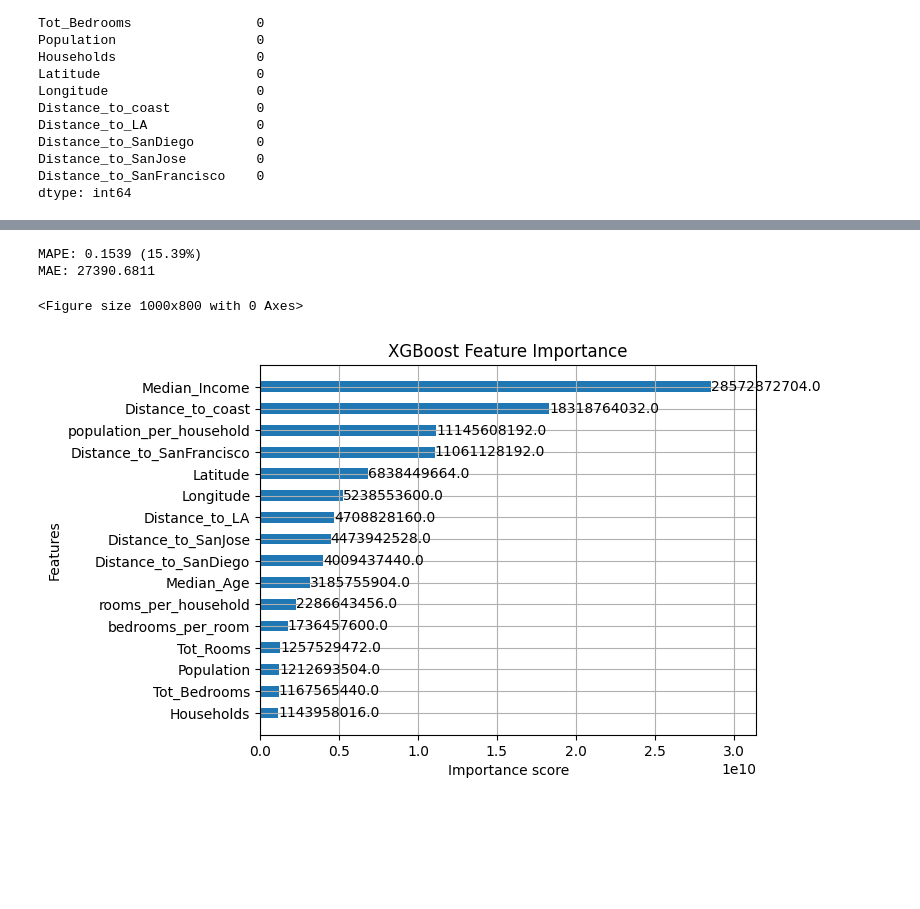
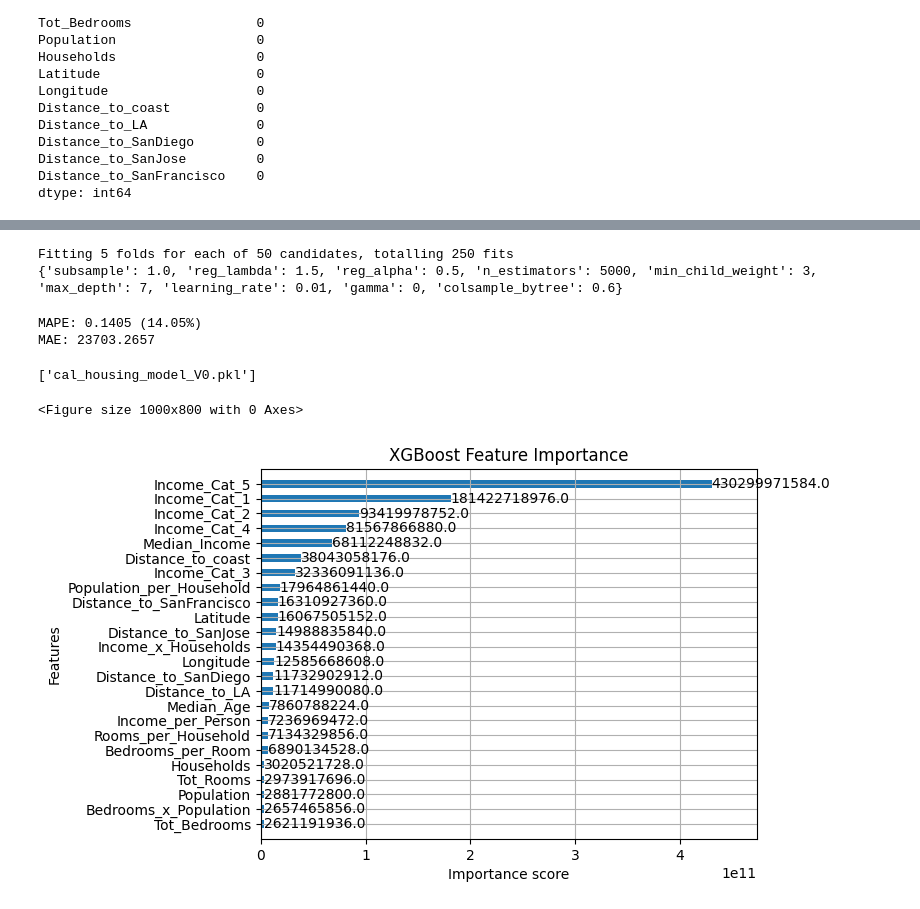
Before and after one commit to ahammadshawki8/ML-Projects, a Jupyter notebook: CALIFORNIA HOUSING/solve.ipynb, the cells around one changed output, grey strips where cells are left out. Saved outputs shown, nothing was run; the diff lists cells and outputs as text; code cells hidden in the pictures; blank space fills up the shorter version.

```diff
--- a/CALIFORNIA HOUSING/solve.ipynb
+++ b/CALIFORNIA HOUSING/solve.ipynb
@@ -93,23 +306,72 @@ XGBRegressor(base_score=None, booster=None, callbacks=None,
+# %%
+# Define parameter grid for RandomizedSearchCV
+param_grid = {
+    'n_estimators': [100, 500, 1000, 5000],
+    'learning_rate': [0.01, 0.05, 0.1, 0.2],
+    'max_depth': [3, 5, 7, 9],
+    'min_child_weight': [1, 3, 5],
+    'subsample': [0.6, 0.8, 1.0],
+    'colsample_bytree': [0.6, 0.8, 1.0],
+    'gamma': [0, 0.2, 0.4, 0.6],
+    'reg_alpha': [0, 0.1, 0.5],
+    'reg_lambda': [1, 1.5, 2]
+}
+
+# Perform randomized search
+random_search = RandomizedSearchCV(
+    estimator=model,
+    param_distributions=param_grid,
+    n_iter=50,
+    scoring='neg_mean_squared_error',
+    cv=5,
+    verbose=2,
+    random_state=42,
+    n_jobs=-1
+)
+
+random_search.fit(X_train_transformed, y_train)
+print(random_search.best_params_)
+# %% [output]
+Fitting 5 folds for each of 50 candidates, totalling 250 fits
+{'subsample': 1.0, 'reg_lambda': 1.5, 'reg_alpha': 0.5, 'n_estimators': 5000, 'min_child_weight': 3, 'max_depth': 7, 'learning_rate': 0.01, 'gamma': 0, 'colsample_bytree': 0.6}
 # %%
-# 7. Make predictions on the test set
-y_pred = model.predict(X_test)
+# Predict on the test set using the best estimator
+y_pred = random_search.predict(X_test_transformed)
 
-# 8. Calculate and print the Mean Absolute Percentage Error (MAPE), and Mean Absolute Error (MAE)
+# Evaluate model using MAPE and MAE
 mape = mean_absolute_percentage_error(y_test, y_pred)
 print(f"MAPE: {mape:.4f} ({mape*100:.2f}%)")
 
 mae = mean_absolute_error(y_test, y_pred)
 print(f"MAE: {mae:.4f}")
 # %% [output]
-MAPE: 0.1539 (15.39%)
-MAE: 27390.6811
+MAPE: 0.1405 (14.05%)
+MAE: 23703.2657
+# %%
+# Save the best model to a file
+joblib.dump(random_search, "cal_housing_model_V0.pkl")
+# %% [output]
+['cal_housing_model_V0.pkl']
 # %%
-# 9. Visualizing Feature Importance
+# Extract the final model
+final_model = random_search.best_estimator_
+
+# Get feature names after OneHotEncoding
+ohe = column_pipeline.named_transformers_['cat']
+ohe_feature_names = ohe.get_feature_names_out(low_cardinality_cols)
+
+# Combine numerical + categorical (one-hot) feature names
+all_feature_names = list(numerical_cols) + list(ohe_feature_names)
+
+# Set feature names inside XGBoost booster (important for plotting)
+final_model.get_booster().feature_names = all_feature_names
+
+# Plot feature importance
 plt.figure(figsize=(10, 8))
-plot_importance(model, importance_type='gain', height=0.5)  # Plotting feature importance
+plot_importance(final_model, importance_type='gain', height=0.5)
 plt.title("XGBoost Feature Importance")
 plt.show()
 # %% [output]
 <Figure size 1000x800 with 0 Axes>
-[figure, old version]
+[figure, new version]
 # %%
```
Also changed, not shown: parts of 27 cells of this notebook, 2 other files.
